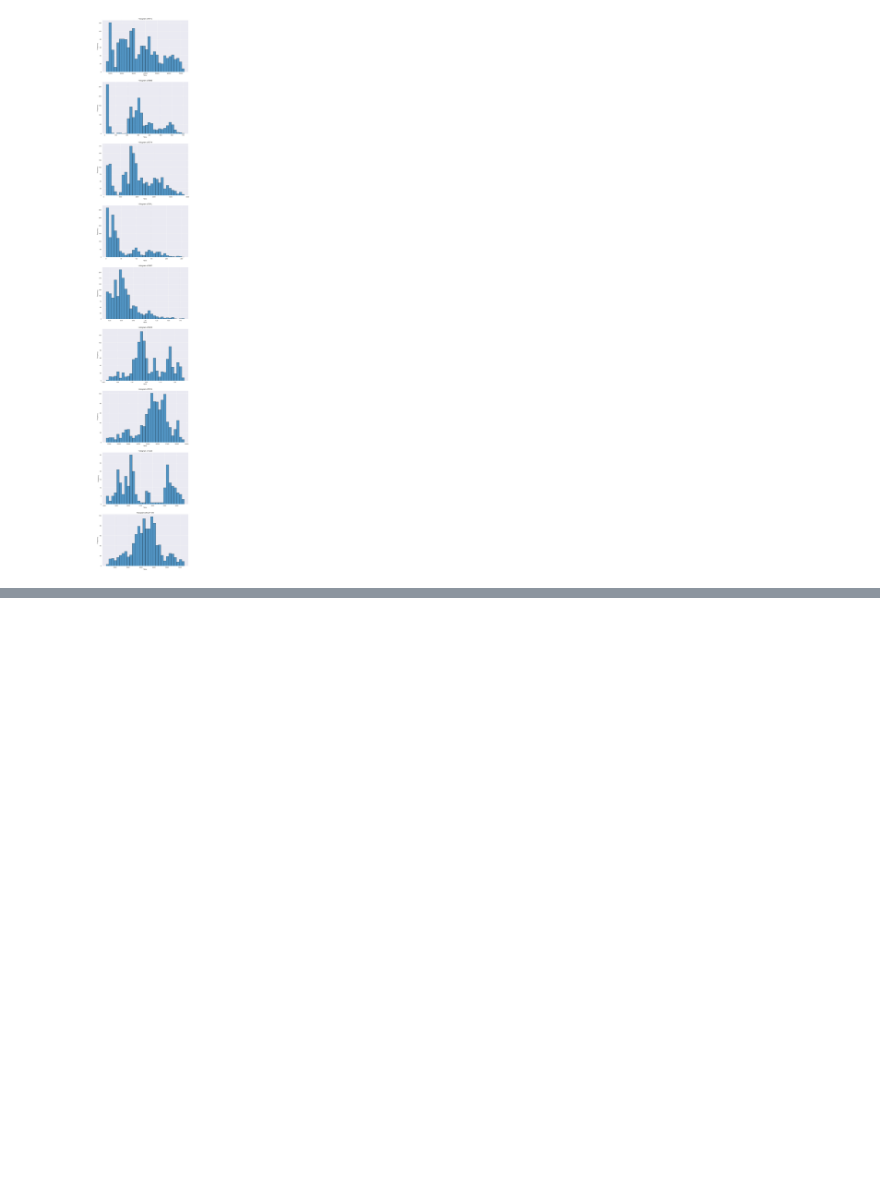
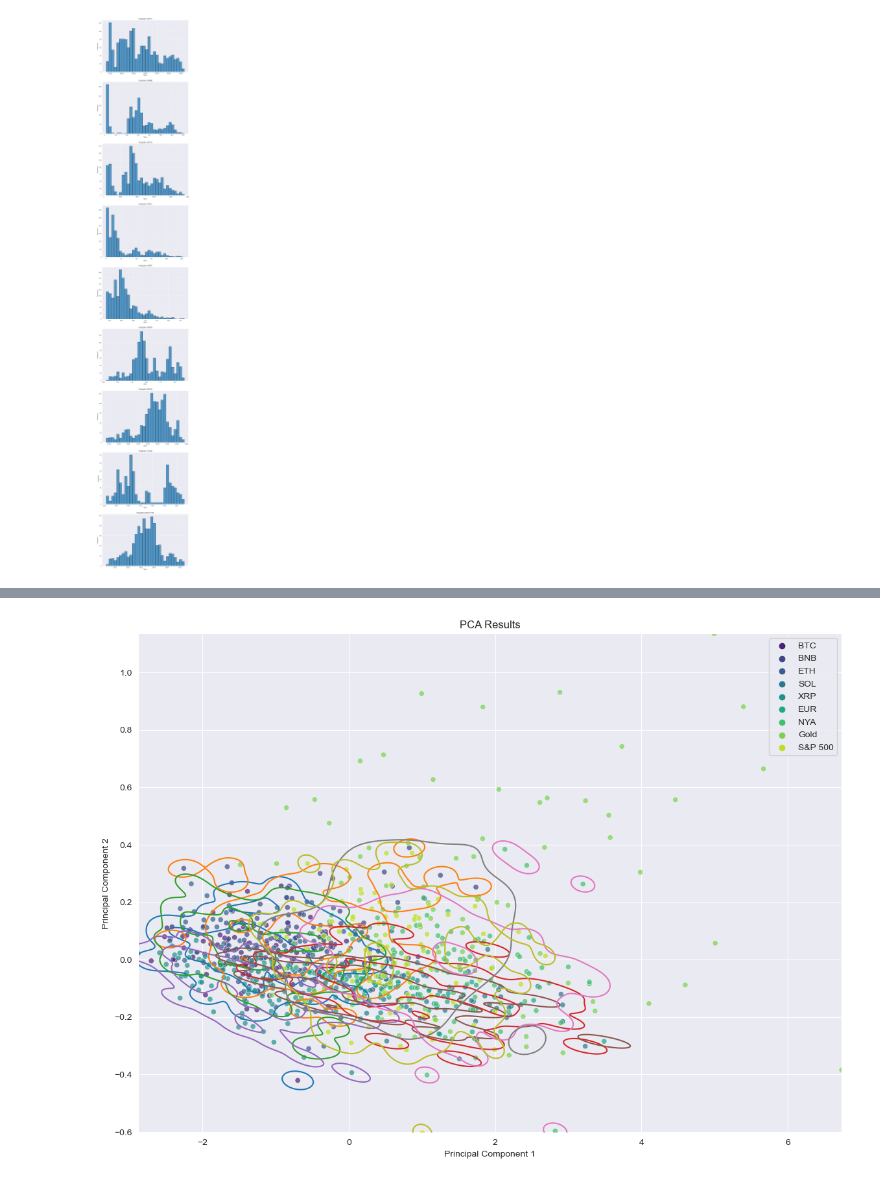
Before and after one commit to Traivok/bss, a Jupyter notebook: main.ipynb, the cells around one changed output, grey strips where cells are left out. Drawn from its saved outputs; the diff is of its cells as text; code cells hidden in the pictures; blank space fills up the shorter version.

```diff
--- a/main.ipynb
+++ b/main.ipynb
@@ -132,0 +178,63 @@ plt.show()
+# %%
+import matplotlib.pyplot as plt
+import seaborn as sns
+import pandas as pd
+from sklearn.decomposition import PCA
+from sklearn.preprocessing import StandardScaler
+from mfn.entropy import MFN
+
+# Assuming csv_files is a list of tuples (filename, group_name)
+data = []
+
+# Process each CSV file
+for f, name in csv_files:
+    reader = CryptoCsvReader(f'data/{f}')
+    time_series = reader.read()
+    value_dict = MFN(
+        time_series,
+        b=10,
+        B=.1,
+        size=100,
+        dx=3
+    )
+    pe = value_dict['permutation entropy']
+    fim = value_dict['fisher information']
+
+    for p, f_i in zip(pe, fim):
+        data.append({'PE': p, 'FIM': f_i, 'group': name})
+
+# Create DataFrame from the collected data
+df = pd.DataFrame(data)
+
+# Standardize the data (mean=0, variance=1)
+scaler = StandardScaler()
+scaled_data = scaler.fit_transform(df[['PE', 'FIM']])
+
+# Apply PCA to reduce the data to 2 dimensions
+pca = PCA(n_components=2)
+pca_result = pca.fit_transform(scaled_data)
+
+# Create a new DataFrame for PCA results
+pca_df = pd.DataFrame(pca_result, columns=['PC1', 'PC2'])
+pca_df['group'] = df['group']
+
+# Plot PCA results
+plt.figure(figsize=(14, 10))
+
+# Contour plot of PE and FIM
+sns.kdeplot(data=pca_df, x='PC1', y='PC2', hue='group', levels=3, bw_adjust=0.5)
+
+# Scatter plot of PCA results
+sns.scatterplot(data=pca_df, x='PC1', y='PC2', hue='group', palette='viridis', alpha=0.7)
+
+# Set axis limits
+plt.xlim(pca_df['PC1'].min(), pca_df['PC1'].max())
+plt.ylim(pca_df['PC2'].min(), pca_df['PC2'].max())
+
+plt.title('PCA Results')
+plt.xlabel('Principal Component 1')
+plt.ylabel('Principal Component 2')
+plt.legend(title=False)
+plt.show()
+# %% [output]
+[figure, added]
```
Also changed, not shown: parts of 4 cells of this notebook, 47 other files.
